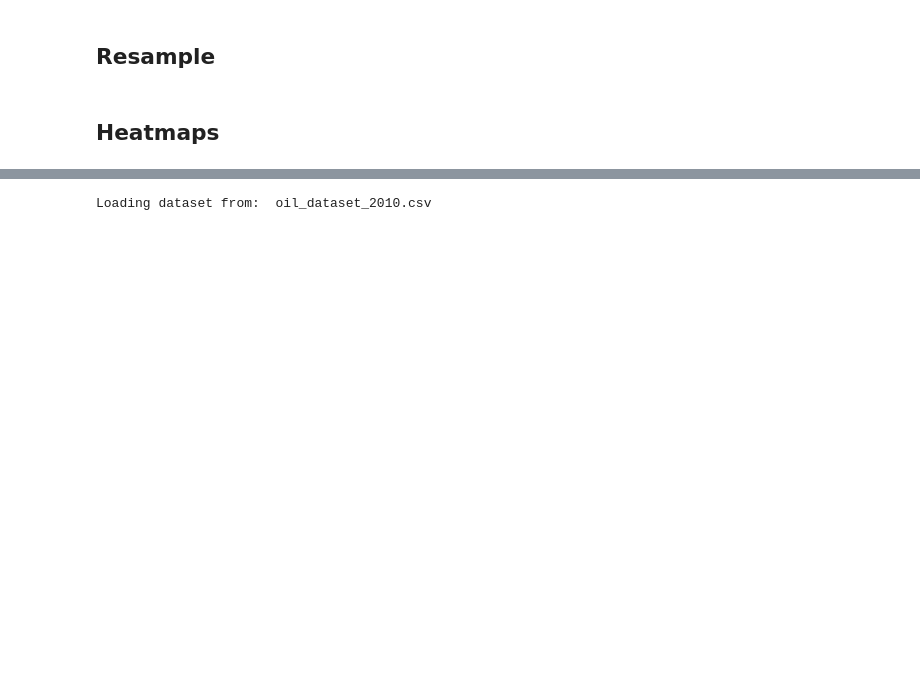
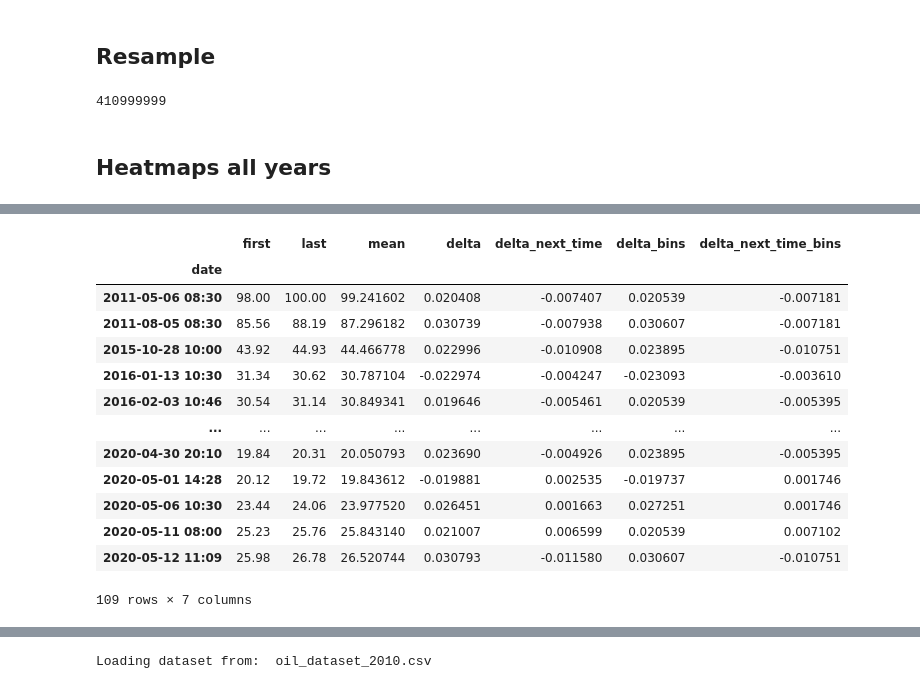
Before and after one commit to Serebryanskiy/Freelance, a Jupyter notebook: John/script.ipynb, the cells around one changed output, grey strips where cells are left out. Cells and saved outputs as stored; diff of their text form; code cells hidden in the pictures; blank space fills up the shorter version.

```diff
--- a/John/script.ipynb
+++ b/John/script.ipynb
@@ -48,9 +48,10 @@ def make_dataset(dir_path=None, split_by_years=False):
             df_by_year = df.loc[df.index.year == year]
             df_by_year.to_csv('oil_dataset_' + str(year) + '.csv')
 # %%
-def read_dataset(file_path):
-    print('Loading dataset from:' , file_path)
-    df = pd.read_csv(file_path, index_col=0)
+def read_dataset(file_path, verbose=True):
+    if verbose:
+        print('Loading dataset from:' , file_path)
+    df = pd.read_csv(file_path, engine='c').set_index('date') #, index_col=0)
     df.index = pd.to_datetime(df.index).to_period('S')
     return df
 # %%
@@ -83,0 +63,6 @@ Wall time: 28.1 s
+# %%
+df = []
+for year in tqdm(range(2010,2021)):
+    df.append(read_dataset(f'oil_dataset_{year}.csv', verbose=False))
+df = pd.concat(df)
+df
@@ -96,10 +86,14 @@ def freq_string_generator(date_dict):
+# %%
+df.shape[0]
+# %% [output]
+410999999
 # %%
 def resample(df, freq_dict, delta_threshold = 0.005, heatmap=True, bins=25, title=None, fig_size=(8,8)):
 
     if isinstance(freq_dict, str):
         freq_string = freq_dict
     else:
-        freq_map = {"seconds" : 'S', 'minutes' : 'T', 'days': 'D', 'months': 'M'}
+        freq_map = {'months': 'M', 'days': 'D', 'hours' : 'H', 'minutes' : 'T', "seconds" : 'S'}
         freq_string = ''
 
         for k in freq_map:
@@ -109,7 +103,8 @@ def resample(df, freq_dict, delta_threshold = 0.005, heatmap=True, bins=25, titl
     resampled = df.resample(freq_string).agg({"price": ['first', 'last', 'mean']})
     resampled.columns = resampled.columns.droplevel(0)
     resampled['delta'] = resampled['last']/resampled['first'] - 1
-    resampled['delta_next_time'] = resampled['delta'].shift(-1)
+    resampled.dropna(inplace=True)
+    resampled['delta_next_time'] = resampled['delta'].shift(-1).values
     resampled = resampled.iloc[:-1]
     resampled = resampled.loc[np.abs(resampled['delta']) > 0.95*delta_threshold]
     #check if minimum price change equals three ticks of this contract
@@ -121,9 +116,9 @@ def resample(df, freq_dict, delta_threshold = 0.005, heatmap=True, bins=25, titl
             #make bins to downsample the data
             bins_suffix = '_bins'
             for column in ['delta', 'delta_next_time']:
-                bins_space = np.linspace(resampled[column].min(), resampled[column].max() + 1e-8, bins)
-                digitized = np.digitize(resampled[column], bins_space)
-                resampled[column + bins_suffix] = np.take(bins_space, digitized)
+                bins_space = np.linspace(resampled[column].min(), resampled[column].max(), bins)
+                digitized = np.digitize(resampled[column], bins_space, right=True)
+                resampled[column + bins_suffix] = (np.take(bins_space, digitized) + np.take(bins_space, digitized - 1))/2
 
         #crosstab to count every pair
         cross = pd.crosstab(resampled['delta' + bins_suffix], resampled['delta_next_time' + bins_suffix])
@@ -133,17 +128,26 @@ def resample(df, freq_dict, delta_threshold = 0.005, heatmap=True, bins=25, titl
 
         fig, ax = plt.subplots(figsize=fig_size)
         fig.tight_layout(rect=[0, 0.03, 1, 0.95])
-        title = title if title else f'''Deltas and next_deltas pairs in {resampled.index[0].year} with {delta_threshold} delta threshold
-                \n and {freq_dict} time'''
-        ax.text(0.1, 1.05, title, transform=ax.transAxes, size=12, fontdict=None, weight='bold')
+        title = title if title else f'''Deltas and next_deltas pairs for {resampled.index[0].year if df.shape[0] != 410999999 else
+                                        'all years'} with {delta_threshold} delta threshold \n and {freq_dict} time'''
+        ax.set_title(title, weight='bold', size=12, linespacing=1.25)
+#         ax.axvline(1, 0, 2, linewidth=1, c='r')
 
-        heatmap = sns.heatmap(cross, ax=ax,cbar=True, cbar_kws={"shrink": .65}, square=True)
+
+        ax.tick_params(axis='x', labelsize=8)
+        ax.tick_params(axis='y', labelsize=8)
+
+        heatmap = sns.heatmap(cross, ax=ax, cbar=True, cbar_kws={"shrink": .55}, square=True,xticklabels=True, yticklabels=True)
         plt.yticks(rotation=0)
-        plt.xticks(rotation=30)
+        plt.xticks(rotation=45)
         ax.set_aspect('equal','box')
         plt.axis('scaled')
         plt.show()
 
     return resampled
 # %% [markdown]
-## Heatmaps
+## Heatmaps all years
+# %%
+out = resample(df, dict(minutes=1), delta_threshold=0.02, bins=50)
+out
+# %% [output]
@@ -149,0 +155,14 @@ def resample(df, freq_dict, delta_threshold = 0.005, heatmap=True, bins=25, titl
+|  | first | last | mean | delta | delta_next_time | delta_bins | delta_next_time_bins |
+| date |  |  |  |  |  |  |  |
+| 2011-05-06 08:30 | 98.00 | 100.00 | 99.241602 | 0.020408 | -0.007407 | 0.020539 | -0.007181 |
+| 2011-08-05 08:30 | 85.56 | 88.19 | 87.296182 | 0.030739 | -0.007938 | 0.030607 | -0.007181 |
+| 2015-10-28 10:00 | 43.92 | 44.93 | 44.466778 | 0.022996 | -0.010908 | 0.023895 | -0.010751 |
+| 2016-01-13 10:30 | 31.34 | 30.62 | 30.787104 | -0.022974 | -0.004247 | -0.023093 | -0.003610 |
+| 2016-02-03 10:46 | 30.54 | 31.14 | 30.849341 | 0.019646 | -0.005461 | 0.020539 | -0.005395 |
+| ... | ... | ... | ... | ... | ... | ... | ... |
+| 2020-04-30 20:10 | 19.84 | 20.31 | 20.050793 | 0.023690 | -0.004926 | 0.023895 | -0.005395 |
+| 2020-05-01 14:28 | 20.12 | 19.72 | 19.843612 | -0.019881 | 0.002535 | -0.019737 | 0.001746 |
+| 2020-05-06 10:30 | 23.44 | 24.06 | 23.977520 | 0.026451 | 0.001663 | 0.027251 | 0.001746 |
+| 2020-05-11 08:00 | 25.23 | 25.76 | 25.843140 | 0.021007 | 0.006599 | 0.020539 | 0.007102 |
+| 2020-05-12 11:09 | 25.98 | 26.78 | 26.520744 | 0.030793 | -0.011580 | 0.030607 | -0.010751 |
+109 rows × 7 columns
```
Also changed, not shown: parts of 12 cells of this notebook.
